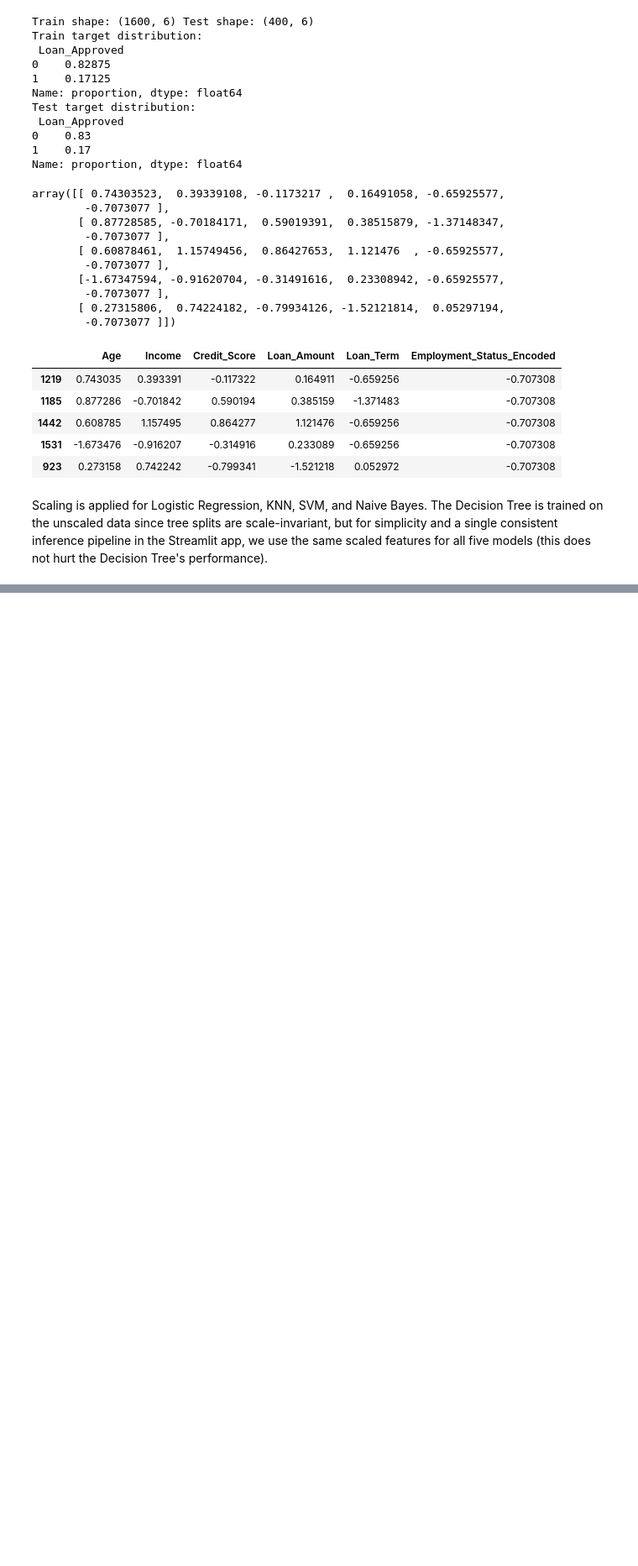
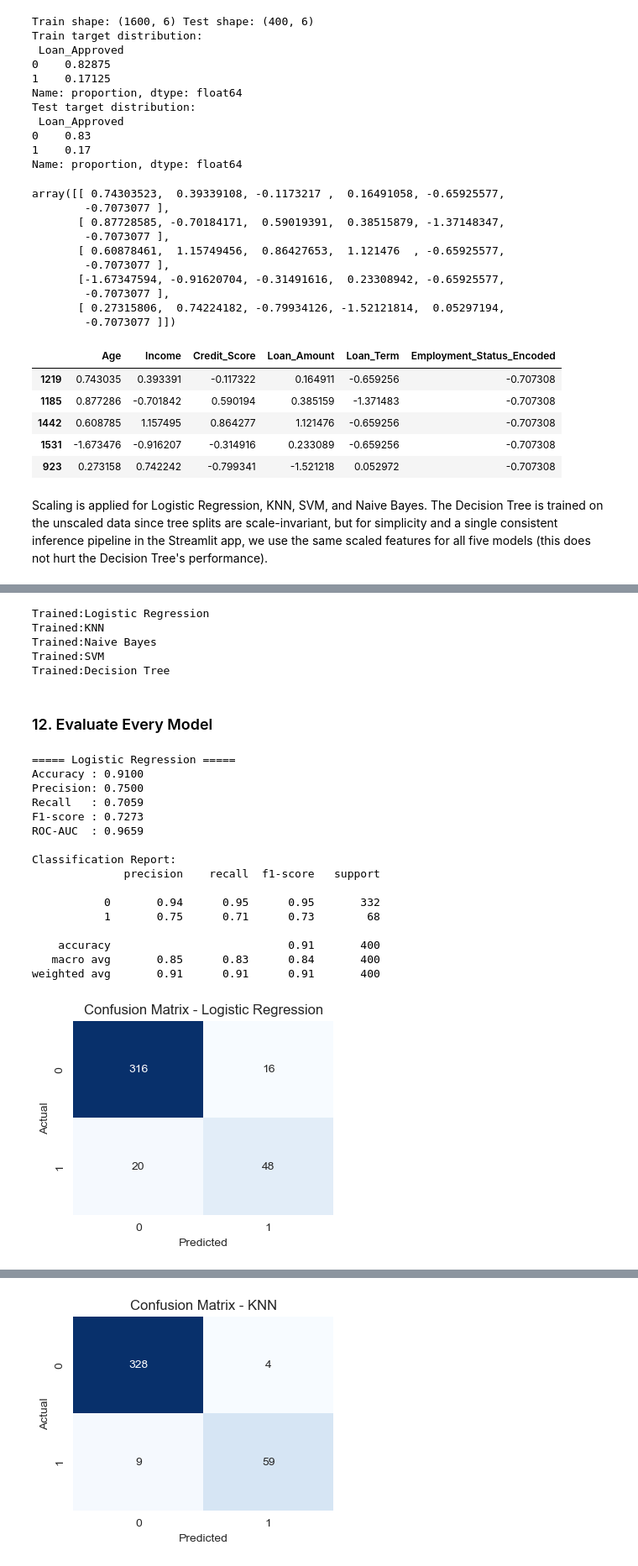
Before and after one commit to Niraj7272/DataScience, a Jupyter notebook: Practice/Machine_Learning/Loan Prediction/model.ipynb, the cells around one changed output, grey strips where cells are left out. Shown at 84% size. Drawn from its saved outputs; the diff is of its cells as text; code cells hidden in the pictures; blank space fills up the shorter version.

Commit message:
evaluatng the model

```diff
--- a/Practice/Machine_Learning/Loan Prediction/model.ipynb
+++ b/Practice/Machine_Learning/Loan Prediction/model.ipynb
@@ -326,0 +329,9 @@ Scaling is applied for Logistic Regression, KNN, SVM, and Naive Bayes. The Decis
+# %%
+models = {
+    "Logistic Regression": LogisticRegression(random_state=RANDOM_STATE, max_iter=1000),
+    "KNN": KNeighborsClassifier(),
+    "Naive Bayes": GaussianNB(),
+    "SVM": SVC(probability=True, random_state=RANDOM_STATE),
+    "Decision Tree": DecisionTreeClassifier(random_state=RANDOM_STATE),
+}
+list(models.items())
@@ -326,0 +344,69 @@ Scaling is applied for Logistic Regression, KNN, SVM, and Naive Bayes. The Decis
+# %%
+trained_models = {}
+for name, model in models.items():
+    model.fit(X_train_scaled, y_train)
+    trained_models[name] = model
+    print(f"Trained:{name}")
+# %% [output]
+Trained:Logistic Regression
+Trained:KNN
+Trained:Naive Bayes
+Trained:SVM
+Trained:Decision Tree
+# %% [markdown]
+### 12. Evaluate Every Model
+# %%
+def evaluate_model(name, model, X_test, y_test):
+    y_pred = model.predict(X_test)
+    y_proba = model.predict_proba(X_test)[:,1] if hasattr(model, "predict_proba") else None
+
+    acc = accuracy_score(y_test, y_pred)
+    prec = precision_score(y_test, y_pred, zero_division=0)
+    rec = recall_score(y_test, y_pred, zero_division=0)
+    f1 = f1_score(y_test, y_pred, zero_division=0)
+    auc = roc_auc_score(y_test, y_proba) if y_proba is not None else np.nan
+
+    print(f"===== {name} =====")
+    print(f"Accuracy : {acc:.4f}")
+    print(f"Precision: {prec:.4f}")
+    print(f"Recall   : {rec:.4f}")
+    print(f"F1-score : {f1:.4f}")
+    print(f"ROC-AUC  : {auc:.4f}")
+    print("\nClassification Report:")
+    print(classification_report(y_test, y_pred, zero_division=0))
+
+    cm = confusion_matrix(y_test, y_pred)
+    plt.figure(figsize=(4,3))
+    sns.heatmap(cm, annot=True, fmt="d", cmap="Blues", cbar=False)
+    plt.title(f"Confusion Matrix - {name}")
+    plt.xlabel("Predicted")
+    plt.ylabel("Actual")
+    plt.show()
+
+    return {"Model": name, "Accuracy": acc, "Precision": prec, "Recall": rec, "F1-score": f1, "ROC-AUC": auc}, y_proba
+
+results = []
+roc_data = {}
+for name, model in trained_models.items():
+    res, y_proba = evaluate_model(name, model, X_test_scaled, y_test)
+    results.append(res)
+    if y_proba is not None:
+        roc_data[name] = y_proba
+# %% [output]
+===== Logistic Regression =====
+Accuracy : 0.9100
+Precision: 0.7500
+Recall   : 0.7059
+F1-score : 0.7273
+ROC-AUC  : 0.9659
+
+Classification Report:
+              precision    recall  f1-score   support
+
+           0       0.94      0.95      0.95       332
+           1       0.75      0.71      0.73        68
+
+    accuracy                           0.91       400
+   macro avg       0.85      0.83      0.84       400
+weighted avg       0.91      0.91      0.91       400
+[figure, added]
@@ -326,0 +429 @@ Scaling is applied for Logistic Regression, KNN, SVM, and Naive Bayes. The Decis
+[figure, added]
```
Also changed, not shown: parts of 8 cells of this notebook.
